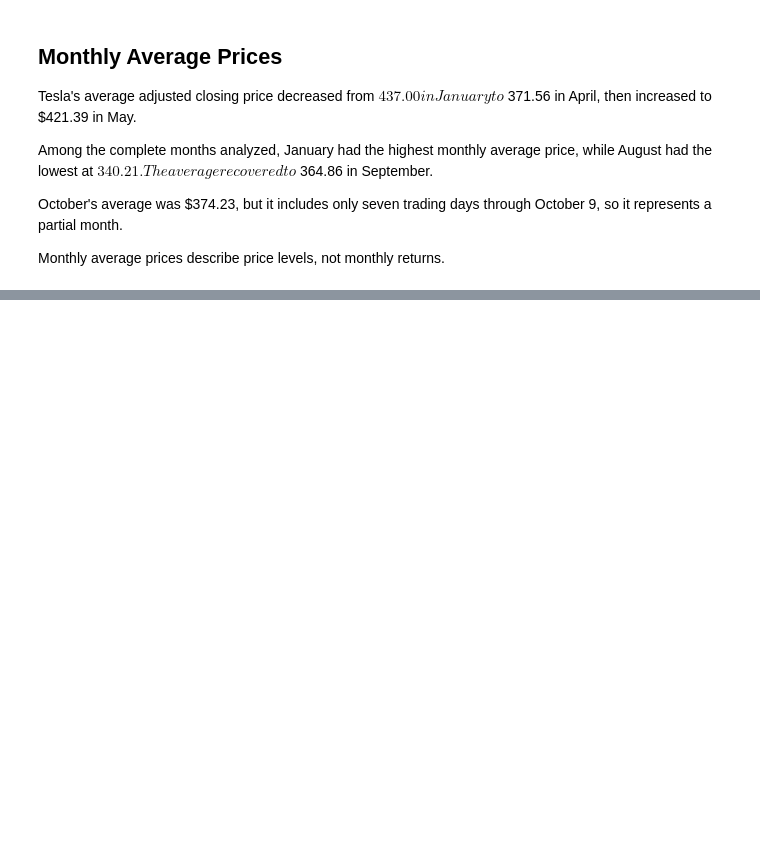
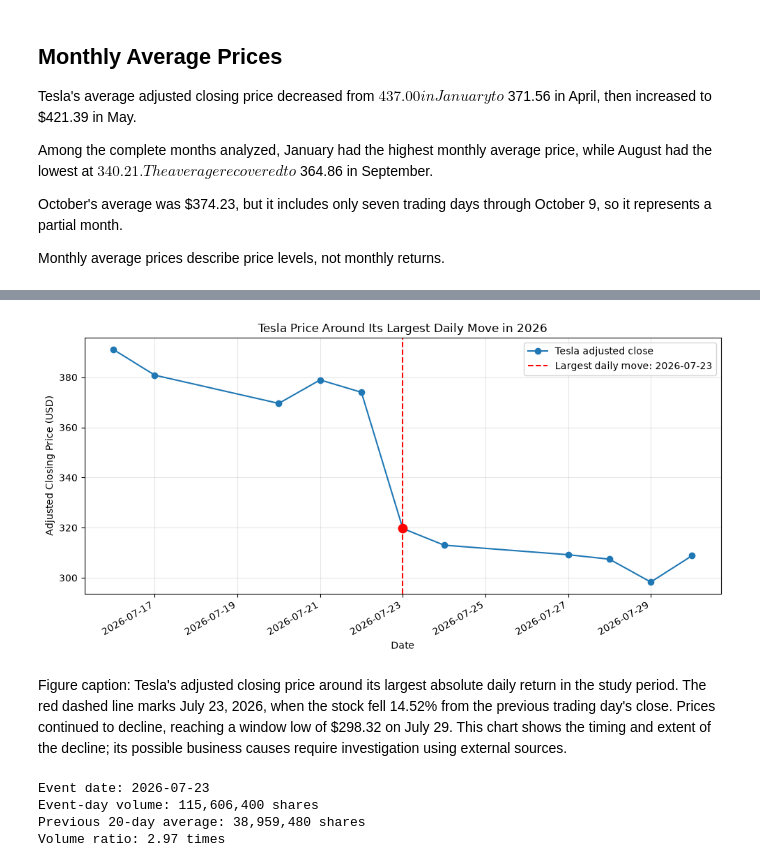
Before and after one commit to LiMeizhi1/mgs3101-analysis, a Jupyter notebook: tesla_analysis.ipynb, the cells around one changed output, grey strips where cells are left out. Cells and saved outputs as stored; diff of their text form; code cells hidden in the pictures; blank space fills up the shorter version.

Commit message:
Add Tesla event research, charts, and findings

```diff
--- a/tesla_analysis.ipynb
+++ b/tesla_analysis.ipynb
@@ -190,0 +207,20 @@ Monthly average prices describe price levels, not monthly returns.
+# %%
+event_position = tesla.index.get_loc(event_date)
+event_window = tesla.iloc[
+    max(0, event_position - 5):event_position + 6
+]
+print("Window start:", event_window.index.min().date())
+print("Window end:", event_window.index.max().date())
+print(
+    "Lowest adjusted close:",
+    round(event_window["Close"].min(), 2),
+    "on",
+    event_window["Close"].idxmin().date()
+)
+print(
+    "Highest adjusted close:",
+    round(event_window["Close"].max(), 2),
+    "on",
+    event_window["Close"].idxmax().date()
+)
+event_window[["Close", "Daily_Return_Pct", "Volume"]].round(2)
@@ -190,0 +245,56 @@ Monthly average prices describe price levels, not monthly returns.
+# %%
+fig, ax = plt.subplots(figsize=(10, 5))
+ax.plot(
+    event_window.index,
+    event_window["Close"],
+    marker="o",
+    label="Tesla adjusted close"
+)
+ax.axvline(
+    event_date,
+    color="red",
+    linestyle="--",
+    label=f"Largest daily move: {event_date:%Y-%m-%d}"
+)
+ax.scatter(
+    event_date,
+    tesla.loc[event_date, "Close"],
+    color="red",
+    s=80,
+    zorder=5
+)
+ax.set_title("Tesla Price Around Its Largest Daily Move in 2026")
+ax.set_xlabel("Date")
+ax.set_ylabel("Adjusted Closing Price (USD)")
+ax.grid(alpha=0.3)
+ax.legend()
+fig.autofmt_xdate()
+plt.tight_layout()
+plt.show()
+# %% [output]
+[figure, added]
+# %% [markdown]
+Figure caption: Tesla's adjusted closing price around its
+largest absolute daily return in the study period. The red dashed
+line marks July 23, 2026, when the stock fell 14.52% from the
+previous trading day's close. Prices continued to decline,
+reaching a window low of $298.32 on July 29. This chart shows
+the timing and extent of the decline; its possible business
+causes require investigation using external sources.
+# %%
+# Average volume over the 20 trading days before the event
+previous_20_days = tesla.iloc[
+    max(0, event_position - 20):event_position
+]
+average_volume = previous_20_days["Volume"].mean()
+event_volume = tesla.loc[event_date, "Volume"]
+volume_ratio = event_volume / average_volume
+print("Event date:", event_date.date())
+print(f"Event-day volume: {event_volume:,.0f} shares")
+print(f"Previous 20-day average: {average_volume:,.0f} shares")
+print(f"Volume ratio: {volume_ratio:.2f} times")
+# %% [output]
+Event date: 2026-07-23
+Event-day volume: 115,606,400 shares
+Previous 20-day average: 38,959,480 shares
+Volume ratio: 2.97 times
```
Also changed, not shown: parts of 11 cells of this notebook.
